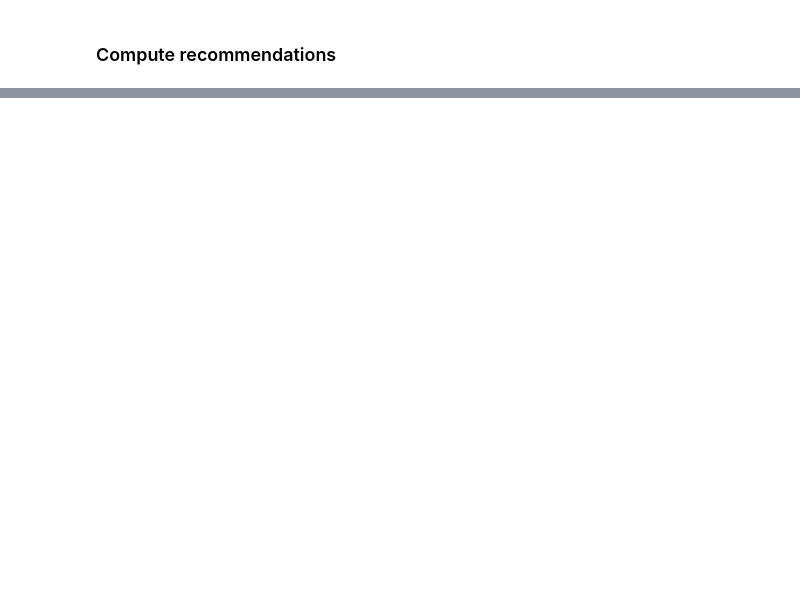
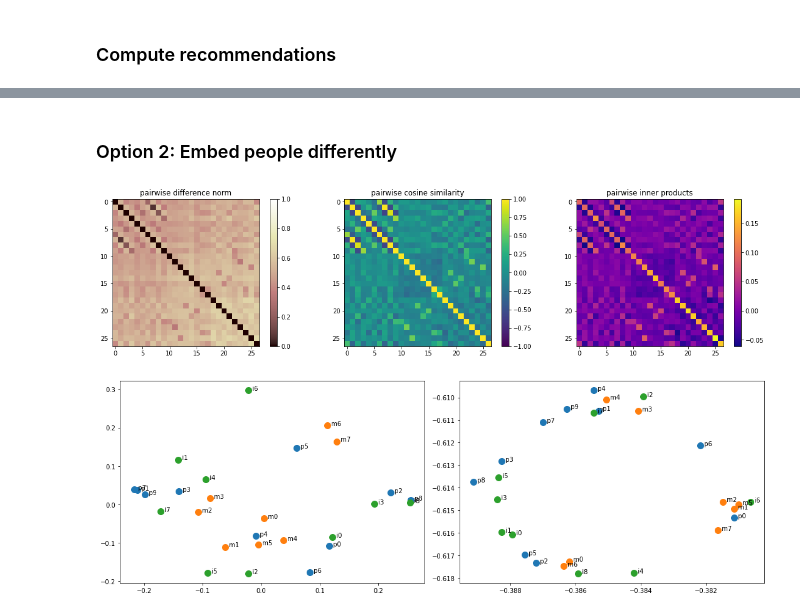
Before and after one commit to paxnea/LLM-multimodal-nudging, a Jupyter notebook: wain23.ipynb, the cells around one changed output, grey strips where cells are left out. Drawn from its saved outputs; the diff is of its cells as text; code cells hidden in the pictures; blank space fills up the shorter version.

Commit message:
add dimensionality reduction and interests adjustment

```diff
--- a/wain23.ipynb
+++ b/wain23.ipynb
@@ -244,0 +326,42 @@ probability distribution:
+# %% [markdown]
+### Option 2: Embed people differently
+# %%
+def get_embedding_people(person):
+    """Compute embeddings accounting for likes and dislikes"""
+    demographics, likes, dislikes = person.replace('\nLikes: ', '|').replace('\nDislikes: ', '|').split('|')
+    return get_embedding(demographics)
+
+
+def include_interests(people):
+    """Adjust embeddings for likes and dislikes"""
+    for i in range(len(people)):
+        person = people.loc[i].content
+        _, likes, dislikes = person.replace('\nLikes: ', '|').replace('\nDislikes: ', '|').split('|')
+
+        # positively adjust for likes
+        for hobby in likes.split(', '):
+            people.loc[i].embedding += .1 * get_embedding(hobby)
+
+        # negatively adjust for dislikes
+        for hobby in dislikes.split(', '):
+            people.loc[i].embedding -= .1 * get_embedding(hobby)
+# %%
+people = pd.read_csv('./data/people.csv')
+messages = pd.read_csv('./data/messages.csv')
+images = pd.read_csv('./data/images.csv')
+
+for df in [messages, images]:
+    df['embedding'] = df['content'].apply(get_embedding)
+    center_embeddings(df)
+
+# compute demographic embeddings
+people['embedding'] = people['content'].apply(get_embedding_people)
+center_embeddings(people)
+
+# adjust for people's interests
+include_interests(people)
+
+visualize_embeddings()
+# %% [output]
+[figure, added]
+[figure, added]
```
Also changed, not shown: parts of 16 cells of this notebook.
